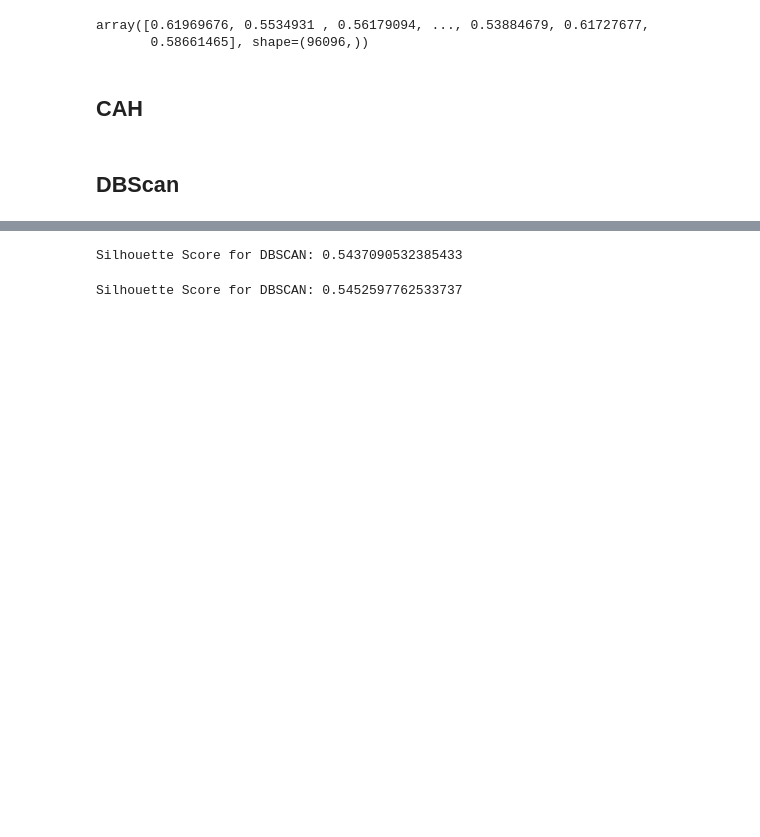
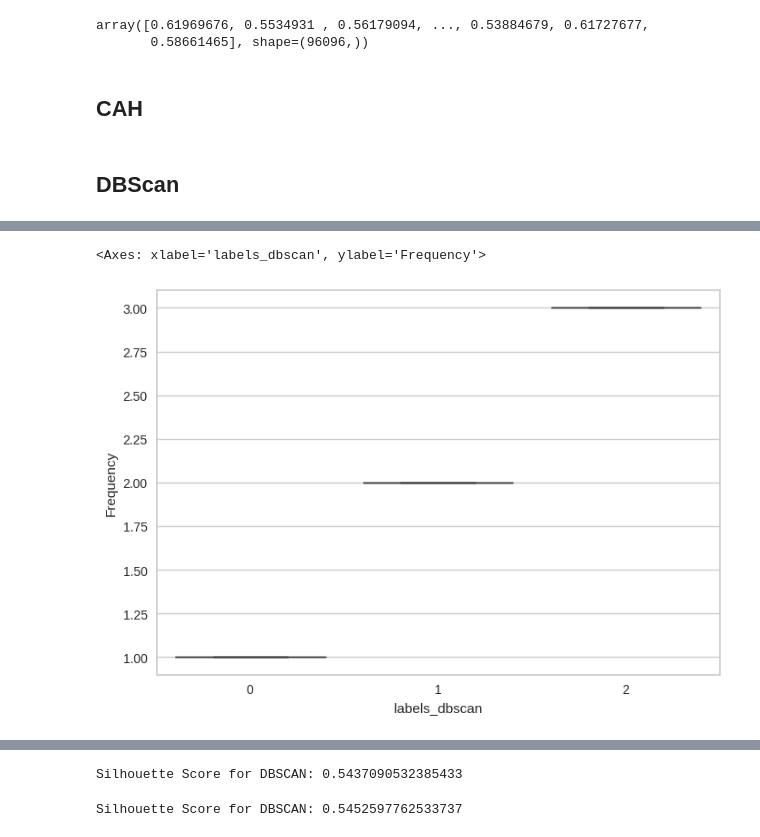
Before and after one commit to theotrc/OPC_OLIST, a Jupyter notebook: clustering.ipynb, the cells around one changed output, grey strips where cells are left out. Drawn from its saved outputs; the diff is of its cells as text; code cells hidden in the pictures; blank space fills up the shorter version.

```diff
--- a/clustering.ipynb
+++ b/clustering.ipynb
@@ -290,0 +399,5 @@ X_scaled = X_scaled.astype(np.float32)
+# %%
+sns.boxplot(x="labels_dbscan", y="Frequency", data=df.loc[-(df["labels_dbscan"]==-1)])
+# %% [output]
+<Axes: xlabel='labels_dbscan', ylabel='Frequency'>
+[figure, added]
```
Also changed, not shown: parts of 21 cells of this notebook.
